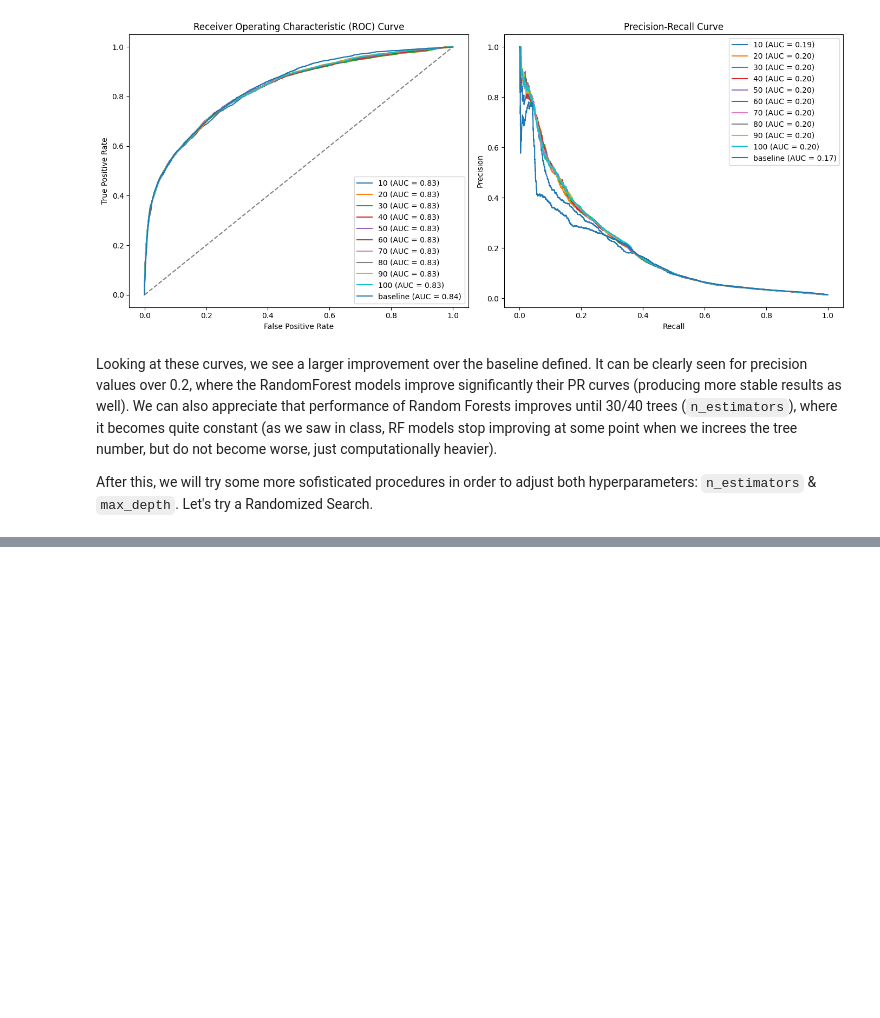
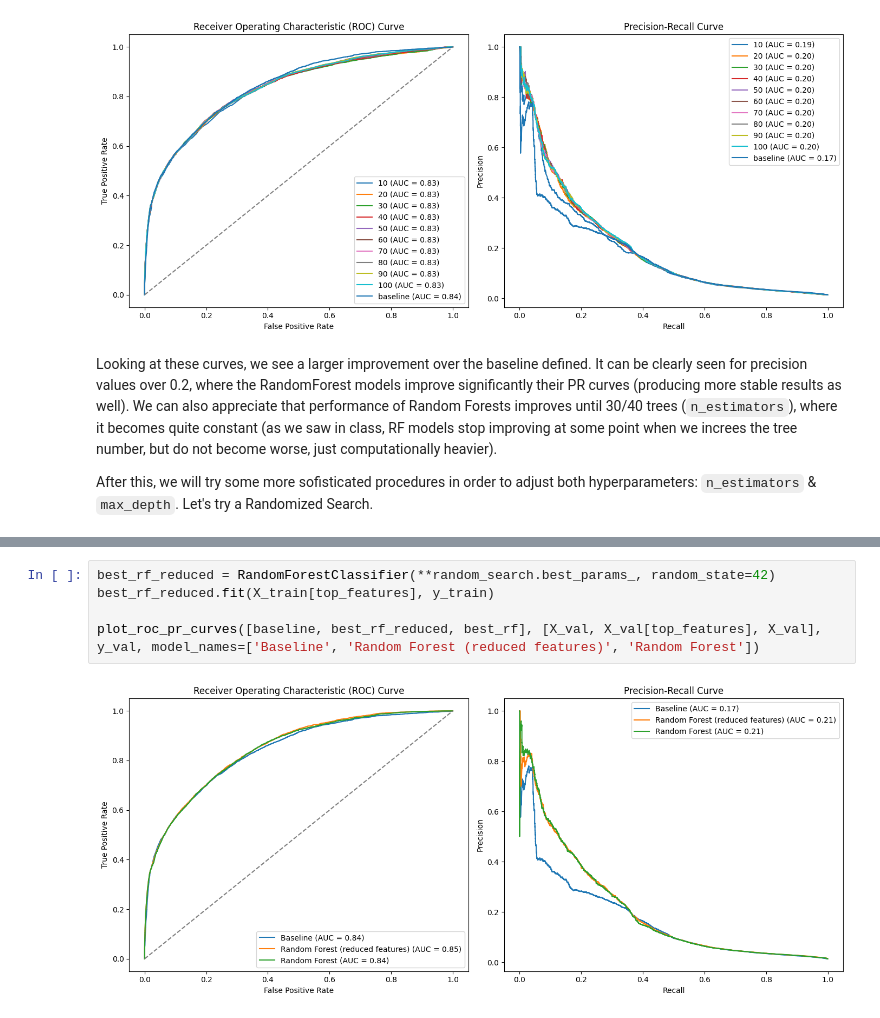
Before and after one commit to MiguelAlvarezHernanz/zrive-ds, a Jupyter notebook: src/module_4/exploration_phase.ipynb, the cells around one changed output, grey strips where cells are left out. Cells and saved outputs as stored; diff of their text form; blank space fills up the shorter version.

```diff
--- a/src/module_4/exploration_phase.ipynb
+++ b/src/module_4/exploration_phase.ipynb
@@ -113,0 +147,7 @@ Error:
+# %%
+best_rf_reduced = RandomForestClassifier(**random_search.best_params_, random_state=42)
+best_rf_reduced.fit(X_train[top_features], y_train)
+
+plot_roc_pr_curves([baseline, best_rf_reduced, best_rf], [X_val, X_val[top_features], X_val], y_val, model_names=['Baseline', 'Random Forest (reduced features)', 'Random Forest'])
+# %% [output]
+[figure, added]
```
Also changed, not shown: parts of 11 cells of this notebook, 12 other files.
